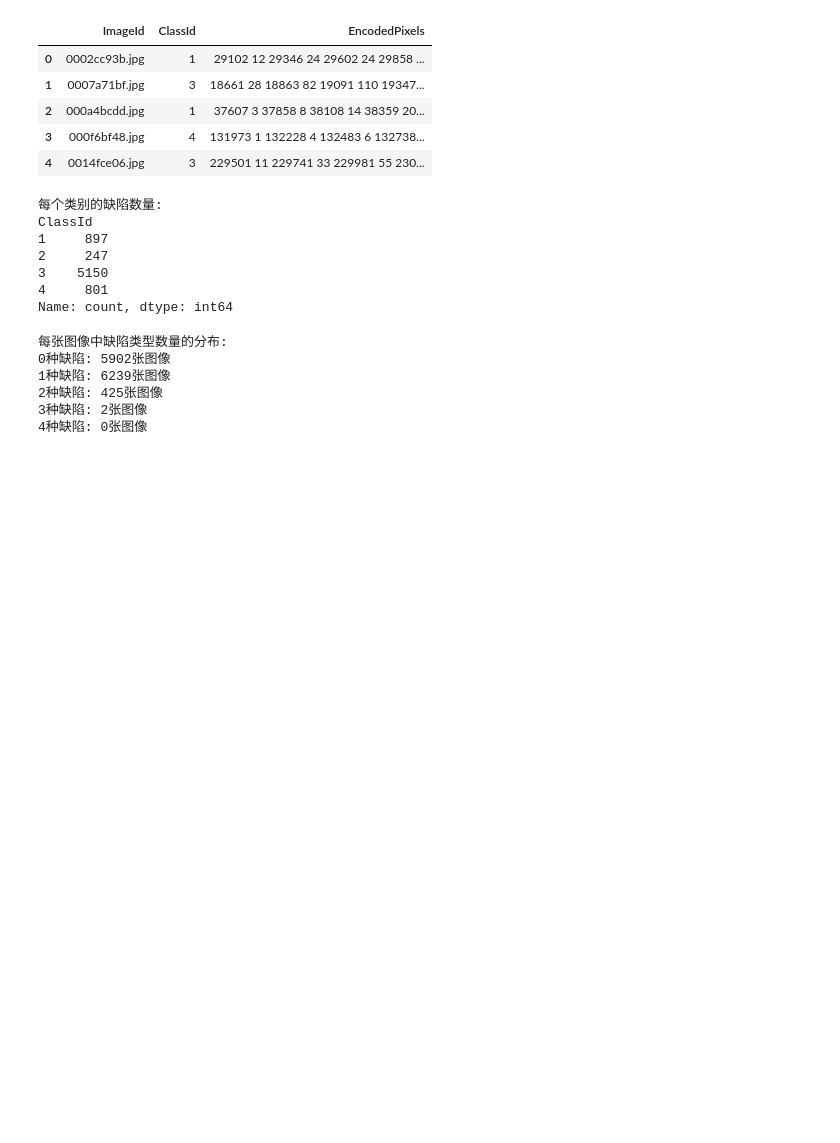
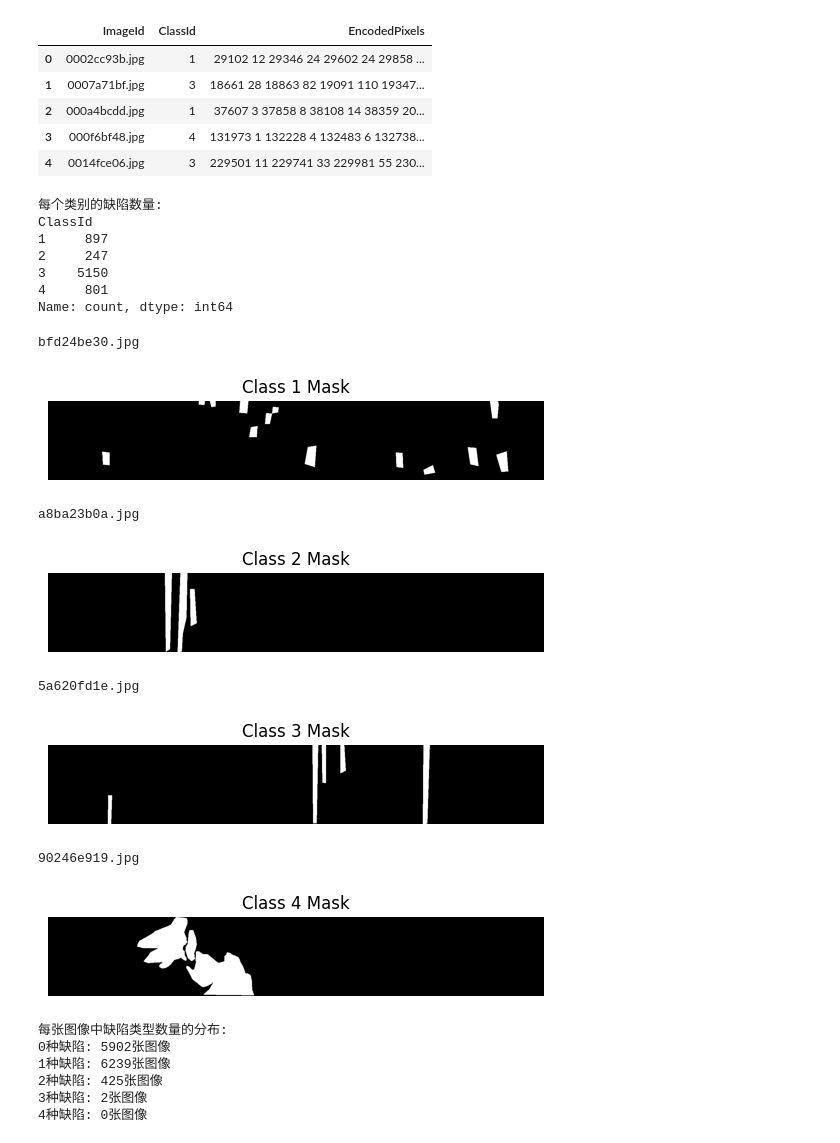
Before and after one commit to Elemmire1/DefectionDetection, a Jupyter notebook: SMP_Baseline/data_analysis.ipynb, the cells around one changed output. Drawn from its saved outputs; the diff is of its cells as text; code cells hidden in the pictures; blank space fills up the shorter version.

```diff
--- a/SMP_Baseline/data_analysis.ipynb
+++ b/SMP_Baseline/data_analysis.ipynb
@@ -7,7 +7,8 @@ from dataset import SteelDataset
 
 df = pd.read_csv("../data/train.csv")
 transform = T.Compose([T.ToTensor()])
-dataset = SteelDataset(df, "../data/train_images", transform)
+datapath = "../data/train_images"
+dataset = SteelDataset(df, datapath, transform)
 print(len(dataset))
 # %% [output]
 12568
@@ -44,6 +45,45 @@ ClassId
 3    5150
 4     801
 Name: count, dtype: int64
+# %%
+from dataset import rle2mask
+import matplotlib.pyplot as plt
+import numpy as np
+
+defect_names = [None, None, None, None]
+for name in dataset.image_names:
+    for cls in range(4):
+        if defect_names[cls] is not None:
+            continue
+        rle = df.loc[
+            (df['ImageId'] == name) & (df['ClassId'] == cls + 1),
+            'EncodedPixels'
+        ].values
+        mask = rle2mask(rle[0] if len(rle) else None)
+        if np.sum(mask) >= 10000:
+            defect_names[cls] = name
+
+for cls in range(4):
+    name = defect_names[cls]
+    print(name)
+    rle = df.loc[
+        (df['ImageId'] == name) & (df['ClassId'] == cls + 1),
+        'EncodedPixels'
+    ].values
+    mask = rle2mask(rle[0])
+    plt.imshow(mask, cmap='gray')
+    plt.title(f"Class {cls+1} Mask")
+    plt.axis('off')
+    plt.show()
+# %% [output]
+bfd24be30.jpg
+[figure, added]
+a8ba23b0a.jpg
+[figure, added]
+5a620fd1e.jpg
+[figure, added]
+90246e919.jpg
+[figure, added]
 # %%
 # 统计每张图像中包含的缺陷类型
 # 创建一个字典来统计每个图像中出现的缺陷类型
```
Also changed, not shown: 20 other files.
